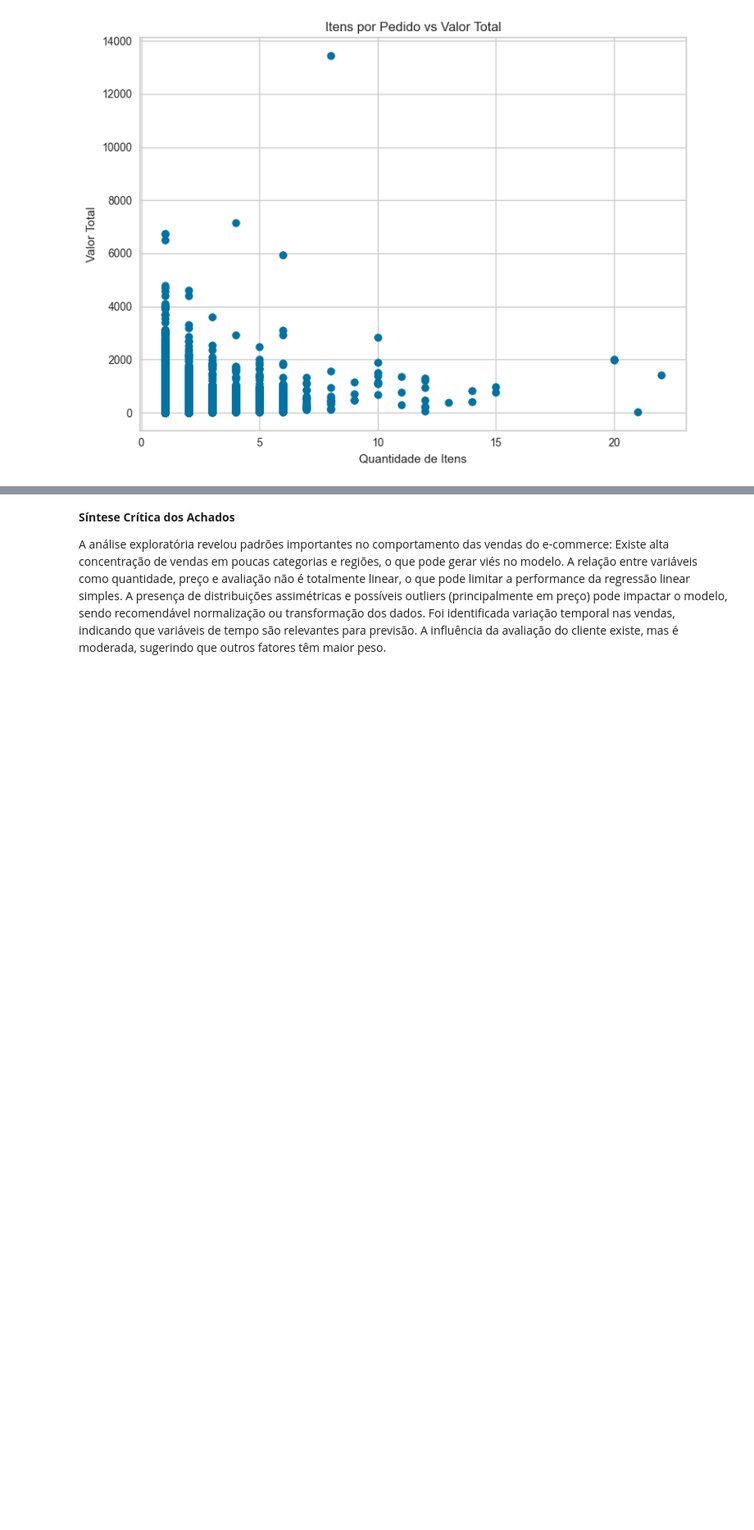
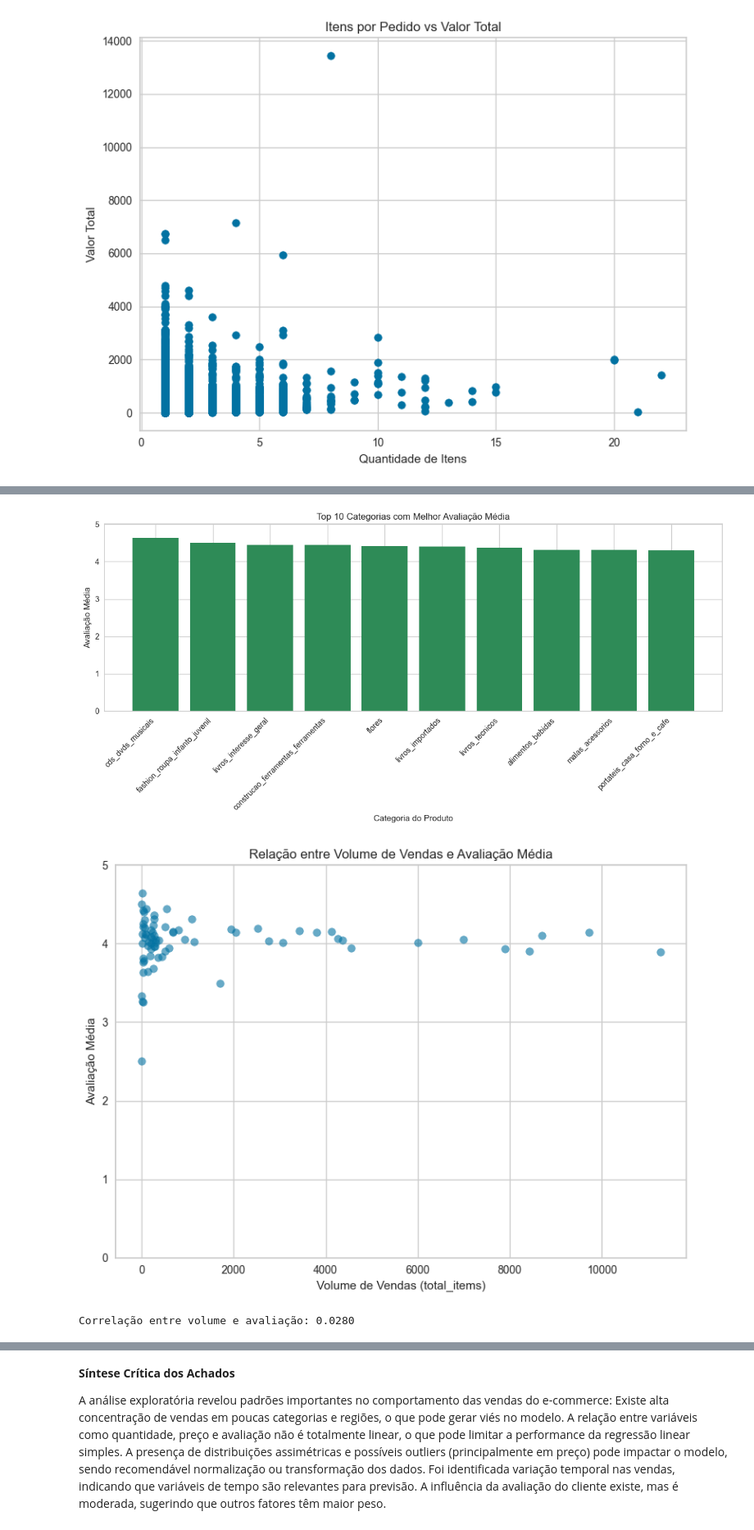
Before and after one commit to nancyuzawa/Olist-E-commerce, a Jupyter notebook: Olist_E_commerce.ipynb, the cells around one changed output, grey strips where cells are left out. Shown at 82% size. Drawn from its saved outputs; the diff is of its cells as text; code cells hidden in the pictures; blank space fills up the shorter version.

```diff
--- a/Olist_E_commerce.ipynb
+++ b/Olist_E_commerce.ipynb
@@ -646,0 +655,39 @@ E por fim, aqui foi utilizado o gráfico de dispersão (scatter plot). Nesse cas
+# %%
+# Agrupamento por categoria
+category_review = merged.groupby('product_category_name').agg(
+    avg_review_score=('review_score', 'mean'),
+    total_items=('qtd_item', 'count')
+).reset_index()
+
+# 1. Top 10 categorias com melhor avaliação
+top_rated = category_review.sort_values('avg_review_score', ascending=False).head(10)
+
+# Gráfico: categorias mais bem avaliadas
+plt.figure(figsize=(12, 6))
+plt.bar(top_rated['product_category_name'], top_rated['avg_review_score'], color='seagreen')
+plt.title('Top 10 Categorias com Melhor Avaliação Média')
+plt.xlabel('Categoria do Produto')
+plt.ylabel('Avaliação Média')
+plt.ylim(0, 5)
+plt.xticks(rotation=45, ha='right')
+plt.tight_layout()
+plt.show()
+
+# 2. relação entre volume e avaliação
+plt.figure(figsize=(8, 6))
+plt.scatter(category_review['total_items'], category_review['avg_review_score'], alpha=0.6)
+plt.title('Relação entre Volume de Vendas e Avaliação Média')
+plt.xlabel('Volume de Vendas (total_items)')
+plt.ylabel('Avaliação Média')
+plt.ylim(0, 5)
+plt.grid(True)
+plt.tight_layout()
+plt.show()
+
+# 3. Correlação
+correlation = category_review['total_items'].corr(category_review['avg_review_score'])
+print(f'Correlação entre volume e avaliação: {correlation:.4f}')
+# %% [output]
+[figure, added]
+[figure, added]
+Correlação entre volume e avaliação: 0.0280
```
Also changed, not shown: parts of 3 cells of this notebook.
